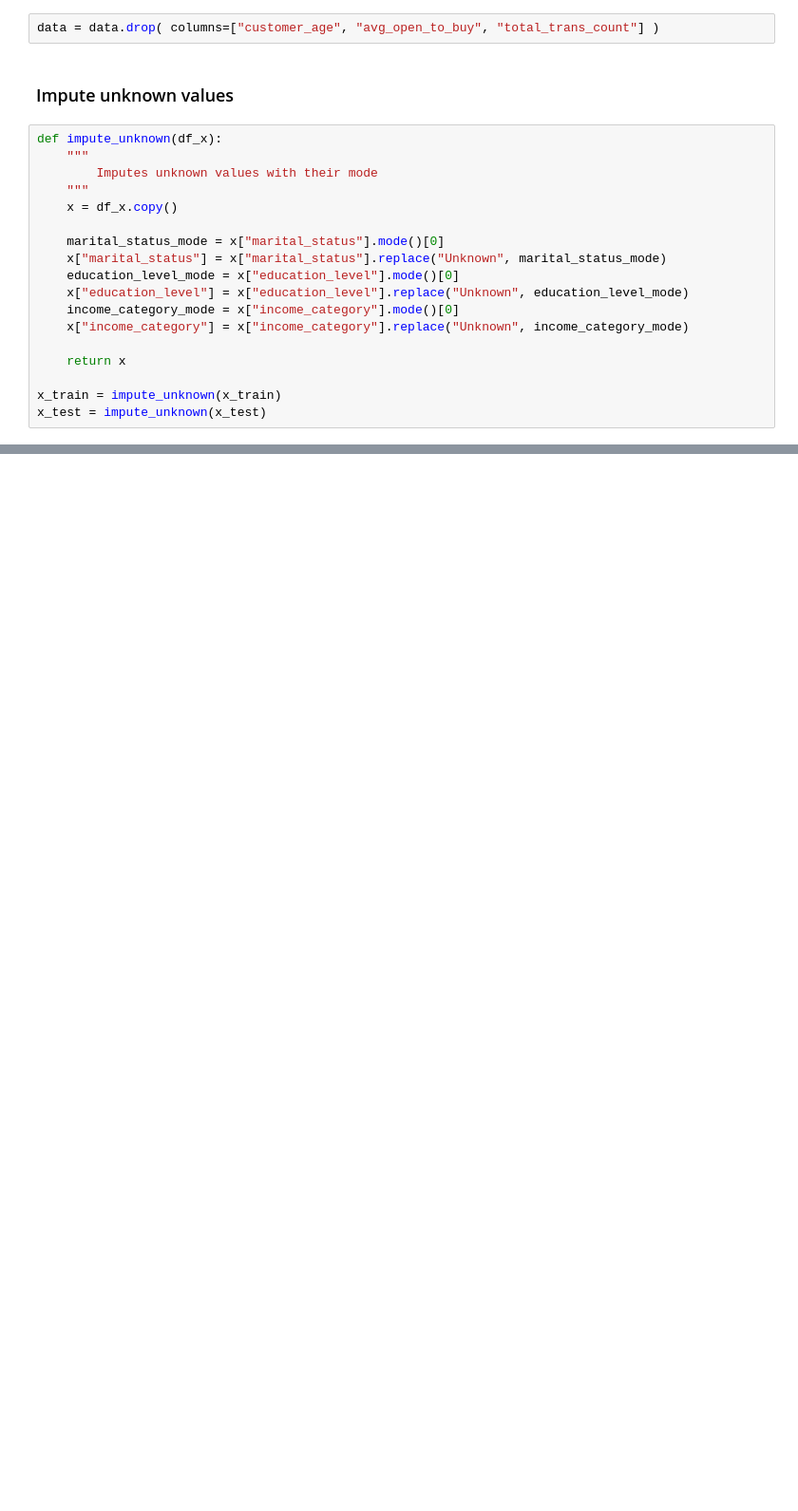
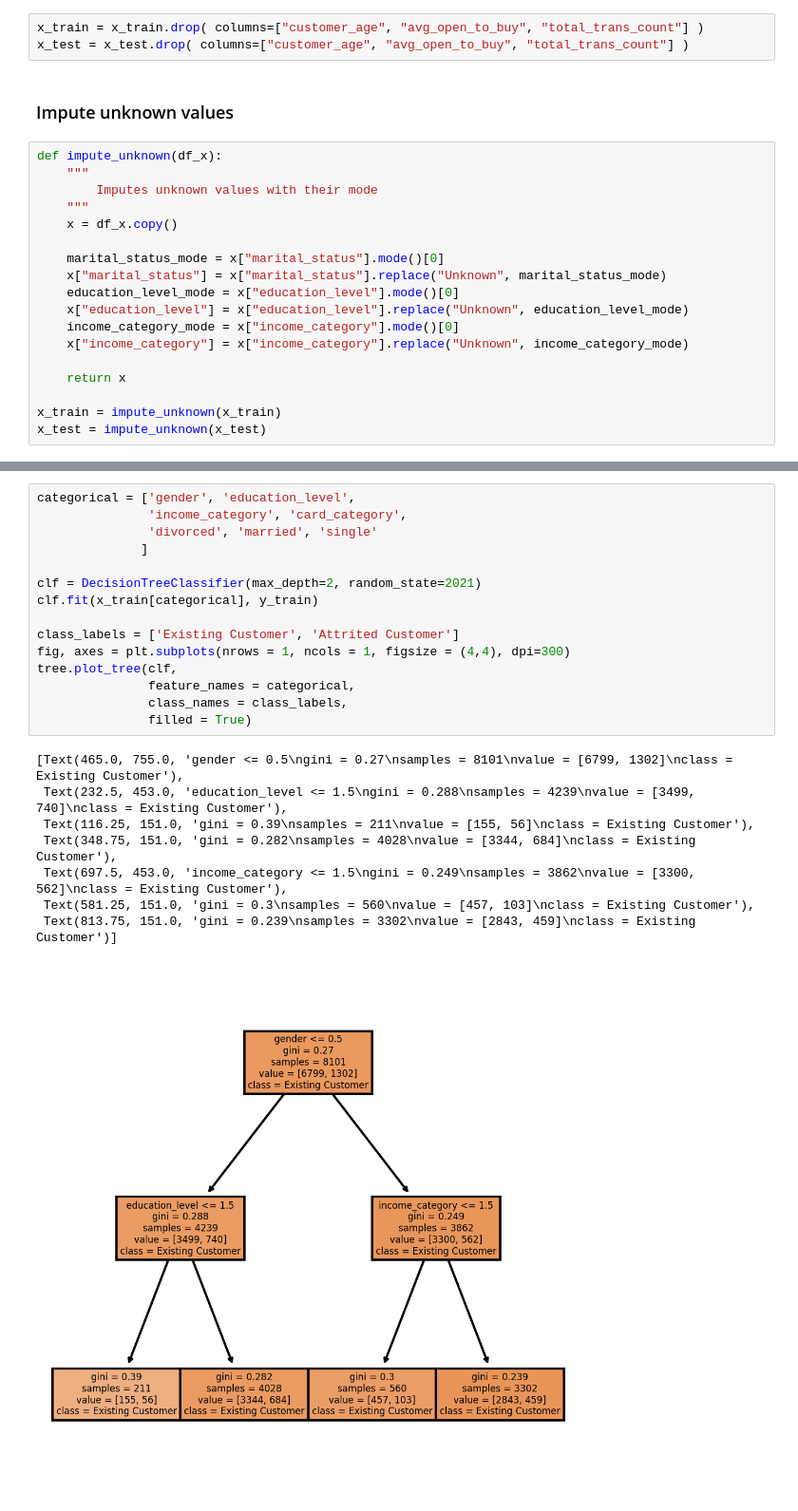
Before and after one commit to jonjonnyjonjon/introml-g2t4, a Jupyter notebook: data-preprocessing.ipynb, the cells around one changed output, grey strips where cells are left out. Shown at 95% size. Drawn from its saved outputs; the diff is of its cells as text; blank space fills up the shorter version.

```diff
--- a/data-preprocessing.ipynb
+++ b/data-preprocessing.ipynb
@@ -91,7 +80,8 @@ x_train, x_test, y_train, y_test = train_test_split(x, y, test_size = 0.2, strat
 # %% [markdown]
 ### Dropping columns with correlation
 # %%
-data = data.drop( columns=["customer_age", "avg_open_to_buy", "total_trans_count"] )
+x_train = x_train.drop( columns=["customer_age", "avg_open_to_buy", "total_trans_count"] )
+x_test = x_test.drop( columns=["customer_age", "avg_open_to_buy", "total_trans_count"] )
 # %% [markdown]
 ### Impute unknown values
 # %%
@@ -116,0 +163,24 @@ x_test = impute_unknown(x_test)
+# %%
+categorical = ['gender', 'education_level',
+               'income_category', 'card_category',
+               'divorced', 'married', 'single'
+              ]
+
+clf = DecisionTreeClassifier(max_depth=2, random_state=2021)
+clf.fit(x_train[categorical], y_train)
+
+class_labels = ['Existing Customer', 'Attrited Customer']
+fig, axes = plt.subplots(nrows = 1, ncols = 1, figsize = (4,4), dpi=300)
+tree.plot_tree(clf,
+               feature_names = categorical,
+               class_names = class_labels,
+               filled = True)
+# %% [output]
+[Text(465.0, 755.0, 'gender <= 0.5\ngini = 0.27\nsamples = 8101\nvalue = [6799, 1302]\nclass = Existing Customer'),
+ Text(232.5, 453.0, 'education_level <= 1.5\ngini = 0.288\nsamples = 4239\nvalue = [3499, 740]\nclass = Existing Customer'),
+ Text(116.25, 151.0, 'gini = 0.39\nsamples = 211\nvalue = [155, 56]\nclass = Existing Customer'),
+ Text(348.75, 151.0, 'gini = 0.282\nsamples = 4028\nvalue = [3344, 684]\nclass = Existing Customer'),
+ Text(697.5, 453.0, 'income_category <= 1.5\ngini = 0.249\nsamples = 3862\nvalue = [3300, 562]\nclass = Existing Customer'),
+ Text(581.25, 151.0, 'gini = 0.3\nsamples = 560\nvalue = [457, 103]\nclass = Existing Customer'),
+ Text(813.75, 151.0, 'gini = 0.239\nsamples = 3302\nvalue = [2843, 459]\nclass = Existing Customer')]
+[figure, added]
```
Also changed, not shown: parts of 16 cells of this notebook, 2 other files.
